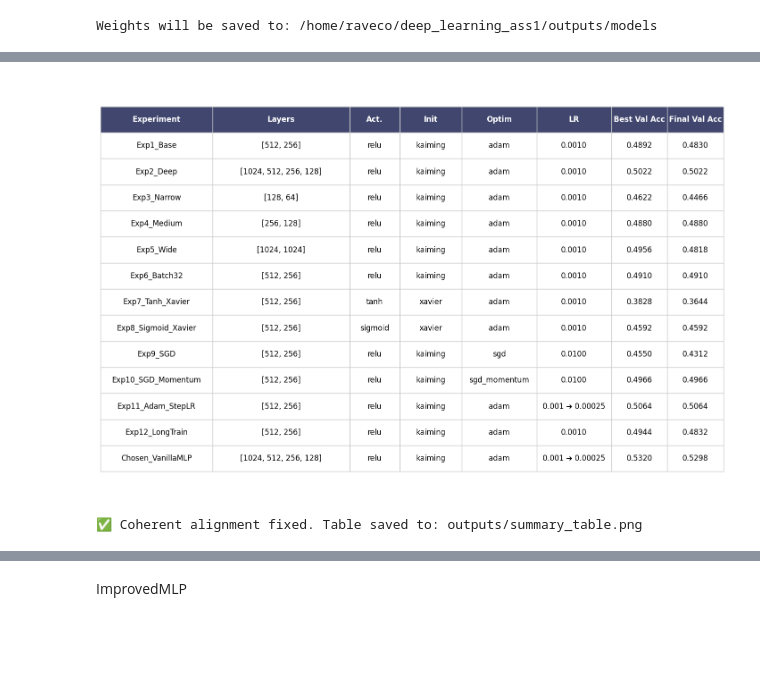
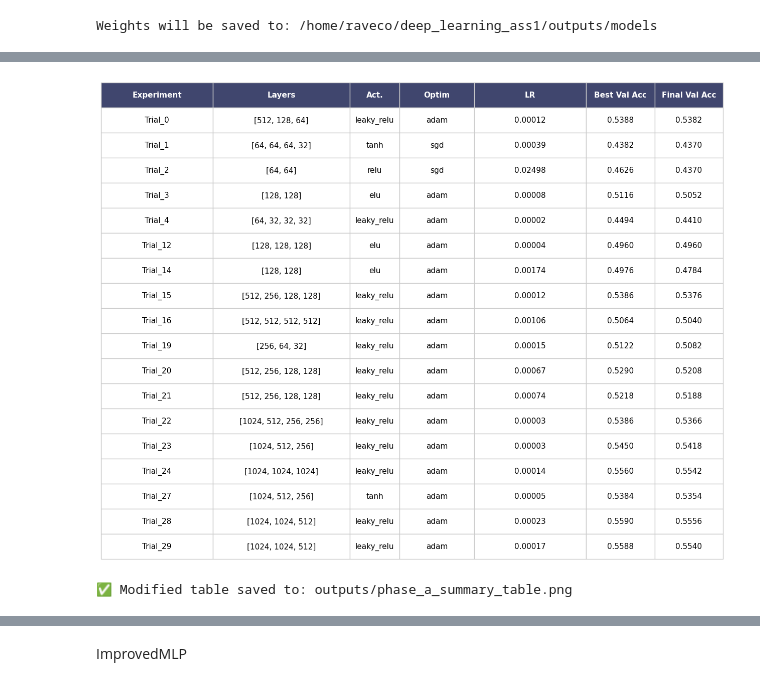
Before and after one commit to Rave-Cohen/DeepLearning_Ass_1, a Jupyter notebook: Assignment_1.ipynb, the cells around one changed output, grey strips where cells are left out. Saved outputs shown, nothing was run; the diff lists cells and outputs as text; code cells hidden in the pictures; blank space fills up the shorter version.

```diff
--- a/Assignment_1.ipynb
+++ b/Assignment_1.ipynb
@@ -476,5 +489,5 @@ Saved figure: /home/raveco/deep_learning_ass1/outputs/pca_with_silhouette_table.
 # %%
-def train(model, optimizer, loss_fn, train_loader, val_loader=None, epochs=10, device="cuda", scheduler=None):
+def train(model, optimizer, loss_fn, train_loader, val_loader=None, epochs=10, device=device, scheduler=None, trial=None):
     model.to(device)
     history = {"train_loss": [], "val_loss": [], "train_acc": [], "val_acc": []}
 
@@ -495,7 +508,6 @@ def train(model, optimizer, loss_fn, train_loader, val_loader=None, epochs=10, d
             total_train += labels.size(0)
             correct_train += predicted.eq(labels).sum().item()
 
-        # Step the scheduler at the end of every epoch if provided
         if scheduler is not None:
             scheduler.step()
 
@@ -516,8 +528,15 @@ def train(model, optimizer, loss_fn, train_loader, val_loader=None, epochs=10, d
                     total_val += v_lab.size(0)
                     correct_val += v_pred.eq(v_lab).sum().item()
 
+            val_acc = correct_val / total_val
             history["val_loss"].append(val_running_loss / len(val_loader.dataset))
-            history["val_acc"].append(correct_val / total_val)
+            history["val_acc"].append(val_acc)
+
+            # --- OPTUNA PRUNING LOGIC ---
+            if trial is not None:
+                trial.report(val_acc, epoch)
+                if trial.should_prune():
+                    raise optuna.exceptions.TrialPruned()
 
     return history
 
@@ -760,26 +745,24 @@ print("\n✅ All pending experiments complete. Weights and logs are saved in the
 # %%
 def save_results_as_image(results_dict, outputs_dir="outputs", filename="summary_table.png"):
     if not results_dict:
-        print("Error: The results_log is empty. Run experiments first!")
+        print("Error: The results_log is empty.")
         return
 
-    # 1. Process Data
+    # 1. Process Data (Removed 'Init')
     summary_list = []
     for name, data in results_dict.items():
         h = data['history']
         conf = data['config']
 
-        # LR Display Logic
         if conf.get('scheduler') == 'step':
-            lr_display = f"{conf['lr']} ➔ 0.00025"
+            lr_display = f"{conf['lr']} -> 0.00025"
         else:
-            lr_display = f"{conf['lr']:.4f}"
+            lr_display = f"{conf['lr']:.5f}" # Increased precision
 
         summary_list.append({
             "Experiment": name,
             "Layers": str(conf['hidden_dims']),
             "Act.": conf['activation'],
-            "Init": conf['init'],
             "Optim": conf['optimizer'],
             "LR": lr_display,
             "Best Val Acc": f"{max(h['val_acc']):.4f}",
@@ -788,54 +771,66 @@ def save_results_as_image(results_dict, outputs_dir="outputs", filename="summary
 
     df = pd.DataFrame(summary_list)
 
-    # 2. Optimized Plotting with Custom Alignment
-    fig, ax = plt.subplots(figsize=(18, 12)) # Wider canvas
+    # 2. Adjusted Plotting
+    fig, ax = plt.subplots(figsize=(16, 10))
     ax.axis('off')
 
     header_color = "#40466e"
 
-    # We define column widths manually to prevent crowding
-    # Total should roughly equal 1.0
-    col_widths = [0.18, 0.22, 0.08, 0.10, 0.12, 0.12, 0.09, 0.09]
+    # Updated widths: Removed one column and widened LR (0.12 -> 0.18)
+    col_widths = [0.18, 0.22, 0.08, 0.12, 0.18, 0.11, 0.11]
 
     table = ax.table(
         cellText=df.values,
         colLabels=df.columns,
         cellLoc='center',
         loc='center',
-        colWidths=col_widths, # Apply manual widths
+        colWidths=col_widths,
         colColours=[header_color] * len(df.columns)
     )
 
-    # 3. Styling Fine-Tuning
     table.auto_set_font_size(False)
-    table.set_fontsize(12) # Slightly larger font
-    table.scale(1, 3.5)    # Extra vertical breathing room
+    table.set_fontsize(11)
+    table.scale(1, 3.0)
 
-    # Header and Alignment fixes
     for (row, col), cell in table.get_celld().items():
-        # Make headers bold and white
         if row == 0:
             cell.get_text().set_color('white')
             cell.get_text().set_weight('bold')
+        cell.set_edgecolor('#CCCCCC')
 
-        # Add internal padding to cells to prevent text touching borders
-        cell.set_edgecolor('#CCCCCC') # Lighter grid lines for a modern look
-        cell.set_linewidth(1)
-
-    # 4. Path Management
-    from pathlib import Path
     out_path = Path(outputs_dir)
     out_path.mkdir(parents=True, exist_ok=True)
     final_save_path = out_path / filename
 
     plt.savefig(final_save_path, bbox_inches='tight', dpi=300)
     plt.show()
 
-    print(f"✅ Coherent alignment fixed. Table saved to: {final_save_path}")
+    print(f"✅ Modified table saved to: {final_save_path}")
 
-# Run to generate the new aligned table
-save_results_as_image(results_log)
+
+results_log = {}
+
+for trial in study_a.trials:
+    if trial.state.name == "COMPLETE":
+        # Check if the trial actually has the saved history attribute
+        if "history" in trial.user_attrs:
+            n_layers = trial.params['n_layers']
+            hidden_dims = [power_of_2[trial.params[f"layer_{i}_idx"]] for i in range(n_layers)]
+
+            results_log[f"Trial_{trial.number}"] = {
+                "history": trial.user_attrs["history"], # Pull the REAL history
+                "config": {
+                    "hidden_dims": hidden_dims,
+                    "activation": trial.params["activation"],
+                    "optimizer": trial.params["optimizer"],
+                    "lr": trial.params["lr"]
+                }
+            }
+
+
+# Now call the plotting function
+save_results_as_image(results_log, filename="phase_a_summary_table.png")
 # %% [output]
-[figure, old version]
+[figure, new version]
-✅ Coherent alignment fixed. Table saved to: outputs/summary_table.png
+✅ Modified table saved to: outputs/phase_a_summary_table.png
```
Also changed, not shown: parts of 19 cells of this notebook, 14 other files.
